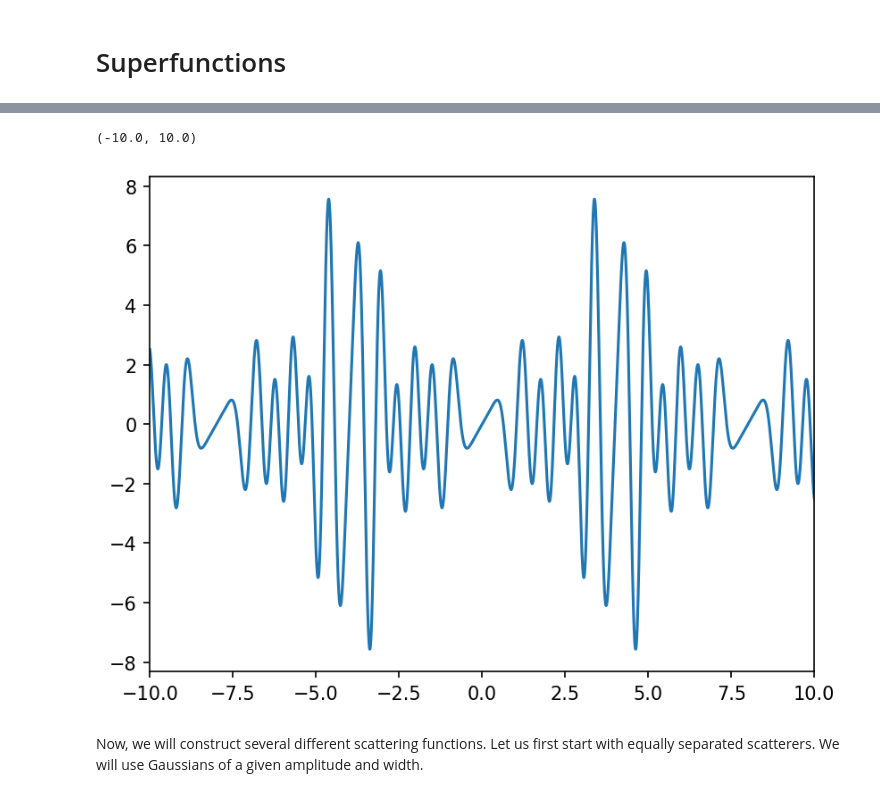
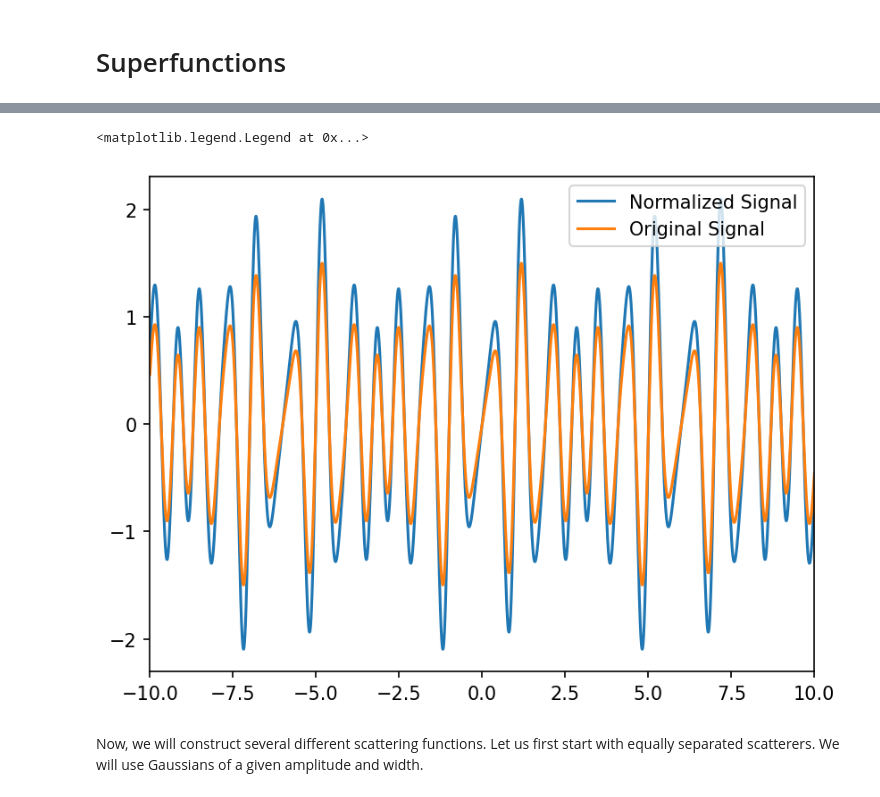
Before and after one commit to abhishekchak52/radar-ml, a Jupyter notebook: gen_signal_data.ipynb, the cells around one changed output, grey strips where cells are left out. Drawn from its saved outputs; the diff is of its cells as text; code cells hidden in the pictures.

Commit message:
superfunction generation update

```diff
--- a/gen_signal_data.ipynb
+++ b/gen_signal_data.ipynb
@@ -418,11 +224,0 @@ def Zero(vec):
-# %%
-def signal_power(tlist, signal):
-    """
-    Compute the power of the signal
-    """
-    return np.sum(np.abs(signal) ** 2) / (np.max(tlist) - np.min(tlist))
-# %%
-def normpower2one(tlist, signal):
-    dt = tlist[1] - tlist[0]  # calculate time step
-    power = np.sum(np.abs(signal)**2) * dt  # calculate total power
-    return signal / np.sqrt(power)  # normalize signal power to 1
@@ -453,0 +263,22 @@ signal_power(t, normed_F_SO)
+# %%
+coeffs = [
+    0.65050157,
+    0.48107457,
+    -0.49920901,
+    -0.10730917,
+    -0.29207321,
+    0.15058321,
+    0.07248865,
+]
+fig, ax = plt.subplots(2, 1, figsize=(8, 8), sharex=True)
+super_function = gen_sf_from_coeffs(coeffs, t)
+ax[0].plot(t, super_function, lw=3)
+ax[0].set(
+    xlim=(-1, 1),
+    title=r"$f(t)$",
+)
+ax[1].semilogy(t, np.gradient(super_function), color="tab:orange", lw=3)
+ax[1].set(
+    title=r"$f^{\prime}(t)$",
+    ylim=(1e-3, 3e-3),
+)
@@ -454,16 +288,20 @@ signal_power(t, normed_F_SO)
 # %%
+normed_super_function = normpower2one(t, super_function)
+signal_power(t, normed_super_function)
 
 # %% Plot the function and its fft
 plt.figure(dpi=150)
-plt.plot(t,F_SO)
+plt.plot(t, normed_super_function, label="Normalized Signal")
+plt.plot(t, super_function, label="Original Signal")
 # plt.xlim(-0.5,0.5)
-plt.xlim(-10,10)
+plt.xlim(-10, 10)
+plt.legend()
 
 # plt.ylim(-1, 1)
 # plt.ylim(-1e-2, 1e-2)
 # %% [output]
-(-10.0, 10.0)
+<matplotlib.legend.Legend at 0x...>
-[figure, old version]
+[figure, new version]
 # %% [markdown]
 Now, we will construct several different scattering functions. Let us first start with equally separated scatterers. We will use Gaussians of a given amplitude and width.
 # %%
```
Also changed, not shown: parts of 33 cells of this notebook.
